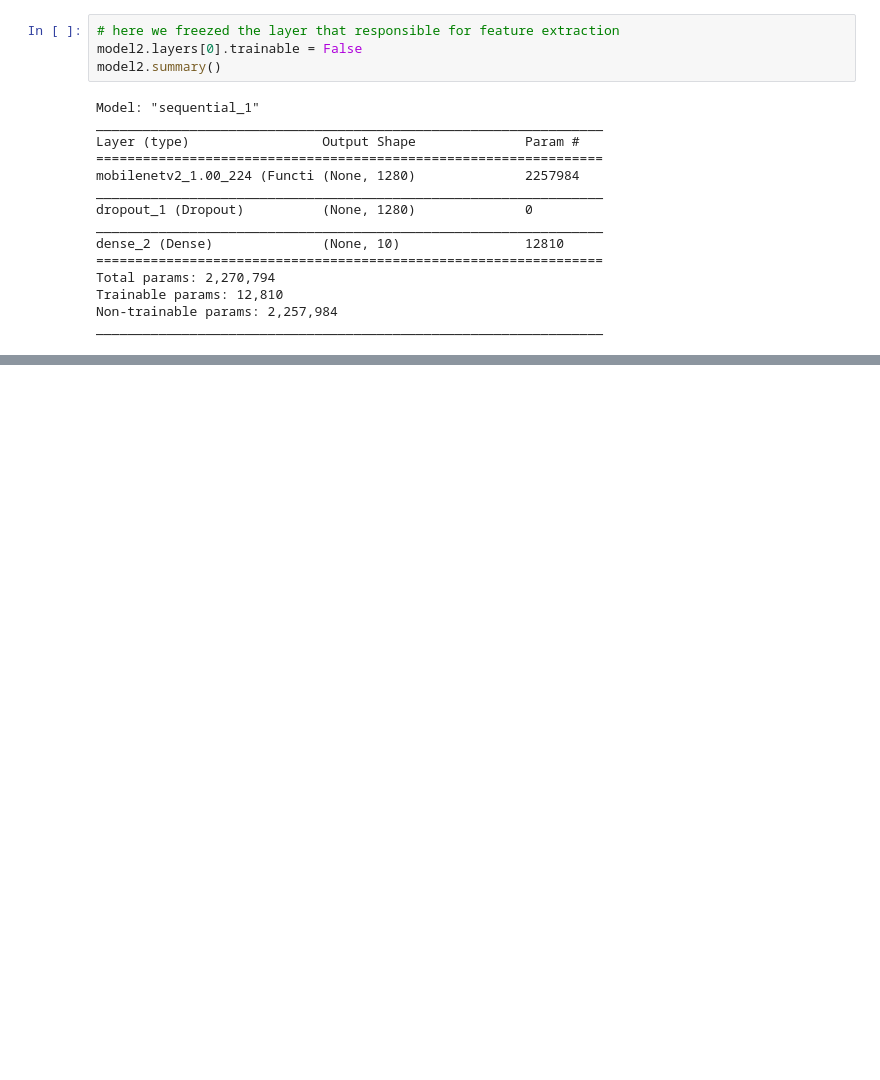
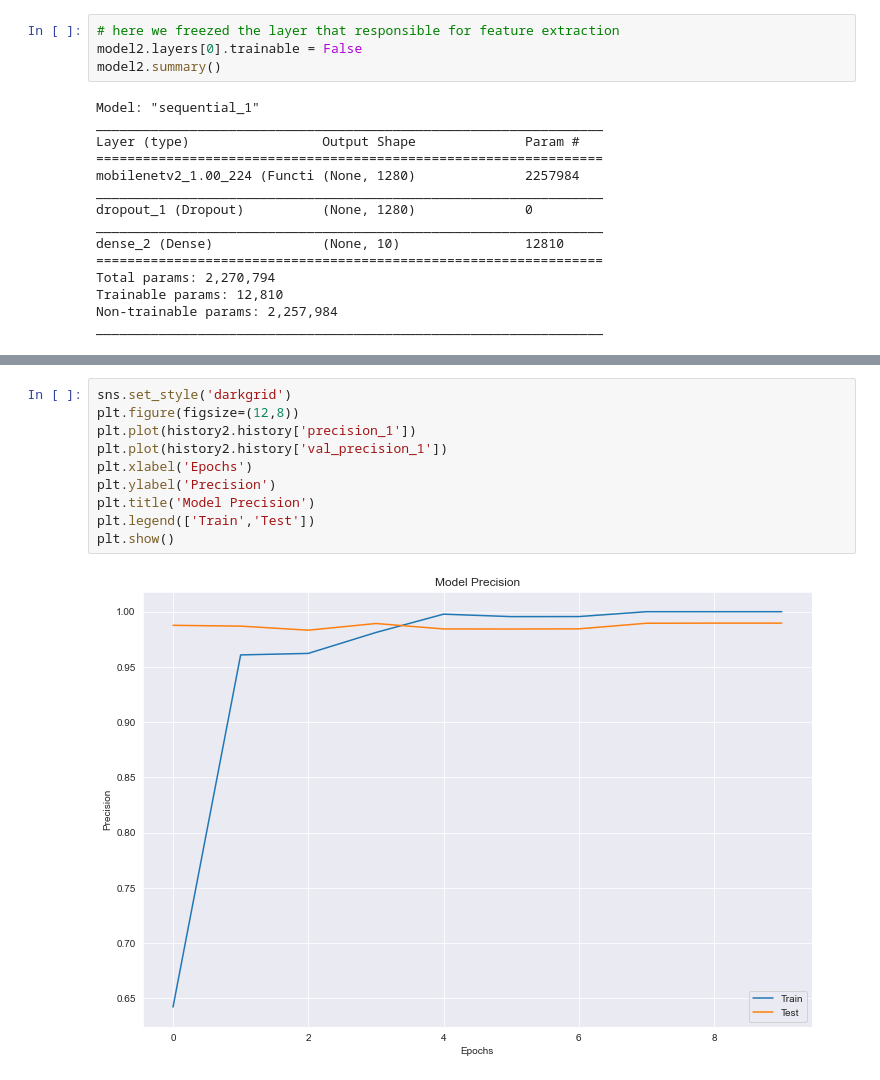
Before and after one commit to MrBaconMajster/butterflyML, a Jupyter notebook: MachineLearningAssignment.ipynb, the cells around one changed output, grey strips where cells are left out. Cells and saved outputs as stored; diff of their text form; blank space fills up the shorter version.

```diff
--- a/MachineLearningAssignment.ipynb
+++ b/MachineLearningAssignment.ipynb
@@ -251,0 +252,12 @@ plt.show()
+# %%
+sns.set_style('darkgrid')
+plt.figure(figsize=(12,8))
+plt.plot(history2.history['precision_1'])
+plt.plot(history2.history['val_precision_1'])
+plt.xlabel('Epochs')
+plt.ylabel('Precision')
+plt.title('Model Precision')
+plt.legend(['Train','Test'])
+plt.show()
+# %% [output]
+[figure, added]
```
Also changed, not shown: parts of 11 cells of this notebook.
